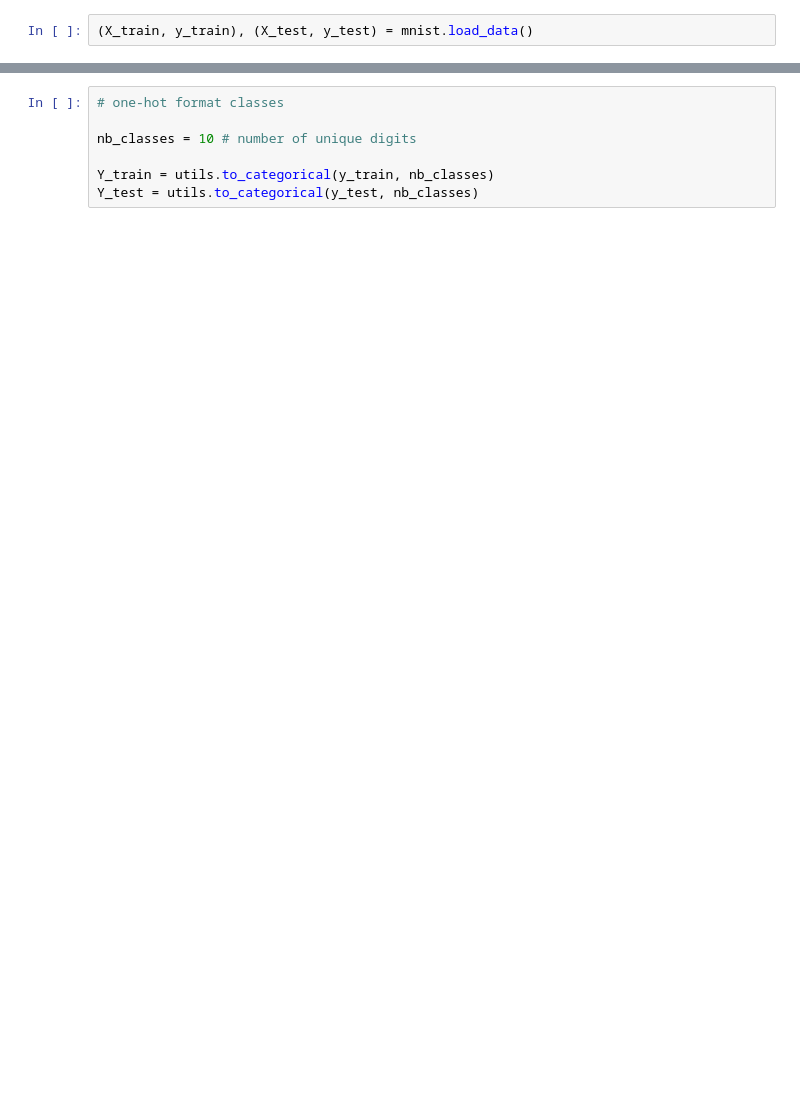
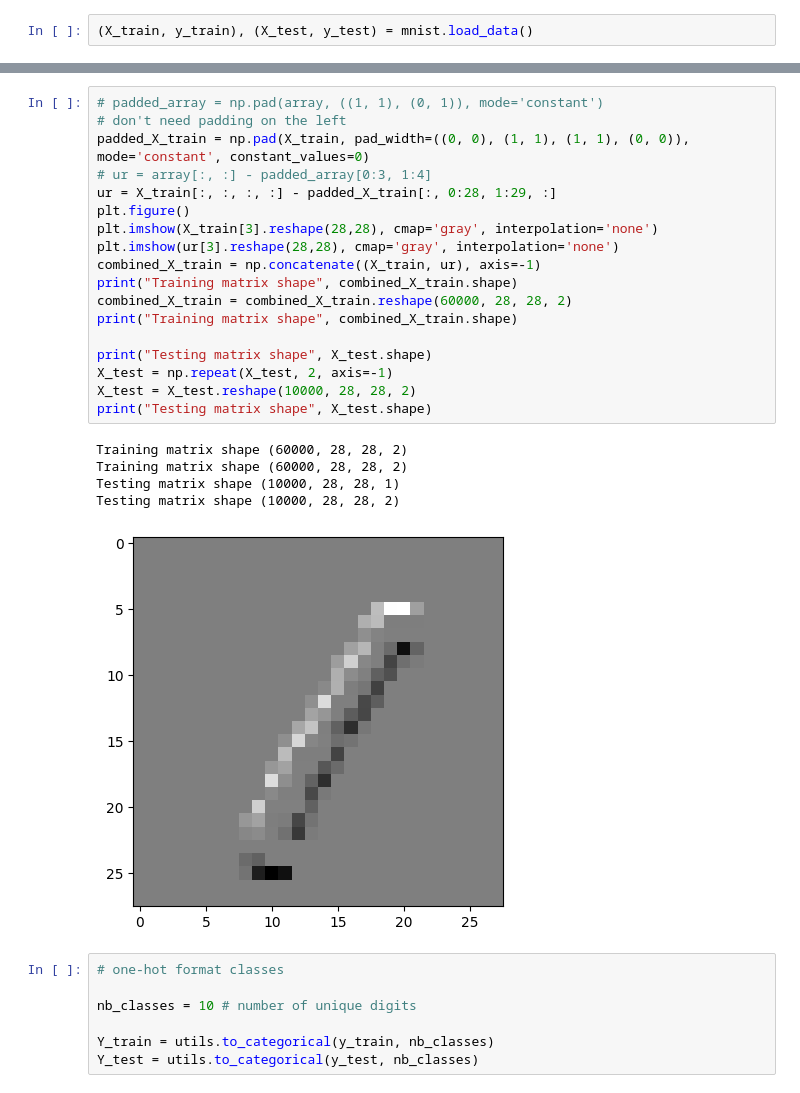
Before and after one commit to bec2148/hpml-finalproject, a Jupyter notebook: MNIST_finalproject.ipynb, the cells around one changed output, grey strips where cells are left out. Cells and saved outputs as stored; diff of their text form; blank space fills up the shorter version.

```diff
--- a/MNIST_finalproject.ipynb
+++ b/MNIST_finalproject.ipynb
@@ -30,5 +34,29 @@ print("Testing matrix shape", X_test.shape)
 Training matrix shape (60000, 28, 28, 1)
 Testing matrix shape (10000, 28, 28, 1)
+# %%
+# padded_array = np.pad(array, ((1, 1), (0, 1)), mode='constant')
+# don't need padding on the left
+padded_X_train = np.pad(X_train, pad_width=((0, 0), (1, 1), (1, 1), (0, 0)), mode='constant', constant_values=0)
+# ur = array[:, :] - padded_array[0:3, 1:4]
+ur = X_train[:, :, :, :] - padded_X_train[:, 0:28, 1:29, :]
+plt.figure()
+plt.imshow(X_train[3].reshape(28,28), cmap='gray', interpolation='none')
+plt.imshow(ur[3].reshape(28,28), cmap='gray', interpolation='none')
+combined_X_train = np.concatenate((X_train, ur), axis=-1)
+print("Training matrix shape", combined_X_train.shape)
+combined_X_train = combined_X_train.reshape(60000, 28, 28, 2)
+print("Training matrix shape", combined_X_train.shape)
+
+print("Testing matrix shape", X_test.shape)
+X_test = np.repeat(X_test, 2, axis=-1)
+X_test = X_test.reshape(10000, 28, 28, 2)
+print("Testing matrix shape", X_test.shape)
+# %% [output]
+Training matrix shape (60000, 28, 28, 2)
+Training matrix shape (60000, 28, 28, 2)
+Testing matrix shape (10000, 28, 28, 1)
+Testing matrix shape (10000, 28, 28, 2)
+[figure, added]
 # %%
 # one-hot format classes
 
```
Also changed, not shown: parts of 8 cells of this notebook.
